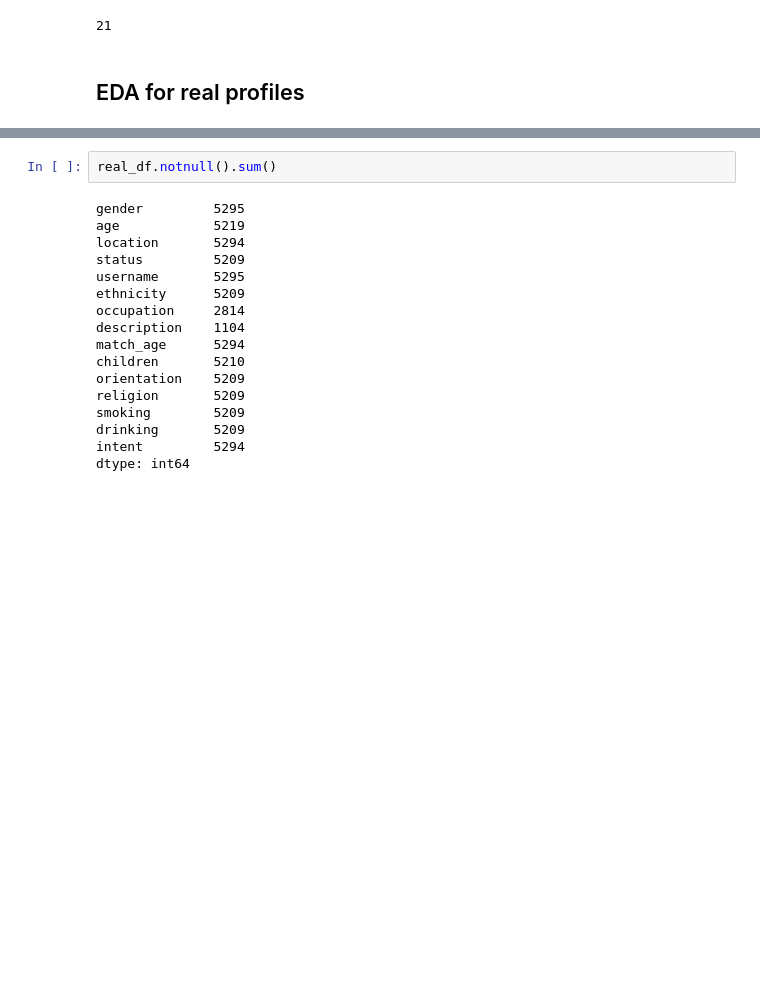
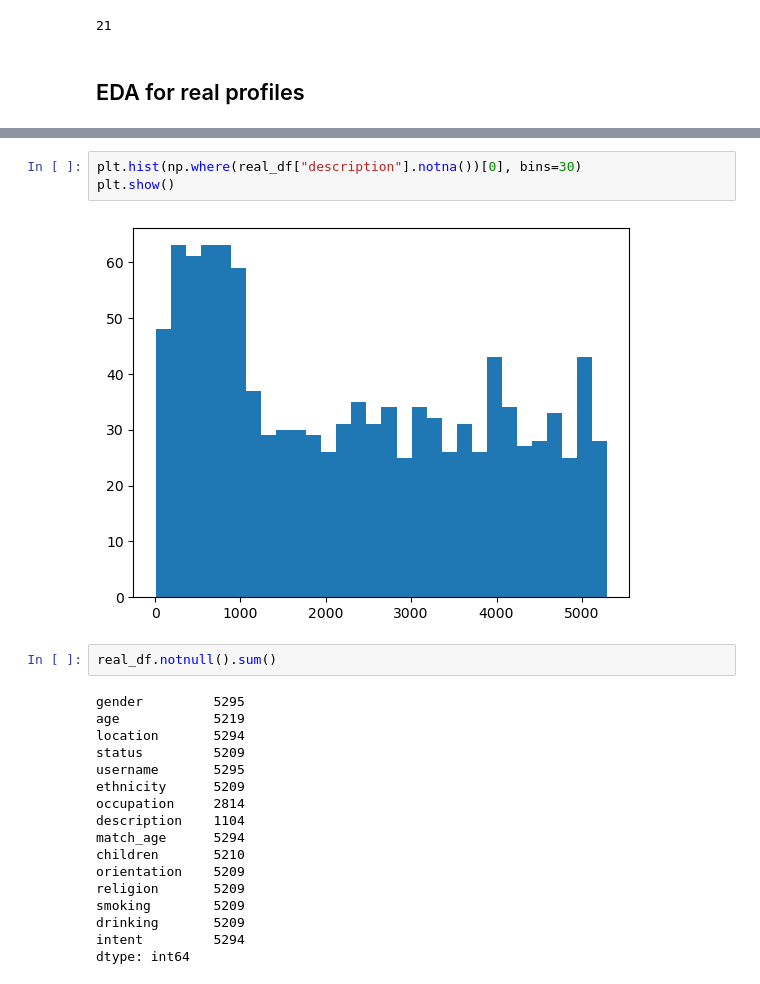
Before and after one commit to ben-dom393/DSA4263_Dating_Fraud, a Jupyter notebook: notebooks/EDA.ipynb, the cells around one changed output, grey strips where cells are left out. Cells and saved outputs as stored; diff of their text form; blank space fills up the shorter version.

Commit message:
add plot to check description distribution

```diff
--- a/notebooks/EDA.ipynb
+++ b/notebooks/EDA.ipynb
@@ -132,6 +132,11 @@ real_df.describe()
 | unique | 2 | 68 | 2237 | 6 | 5294 | 8 | 1716 | 1104 | 728 | ... |
 | top | male | 43 y.o. | Lima, Perú | single | alexandroj | hispanic | Retired | I'm the melody to your music and ... | from 19 to 86 | ... |
 | freq | 3727 | 208 | 196 | 3201 | 2 | 2327 | 52 | 1 | 1610 | ... |
+# %%
+plt.hist(np.where(real_df["description"].notna())[0], bins=30)
+plt.show()
+# %% [output]
+[figure, added]
 # %%
 real_df.notnull().sum()
 # %% [output]
```
